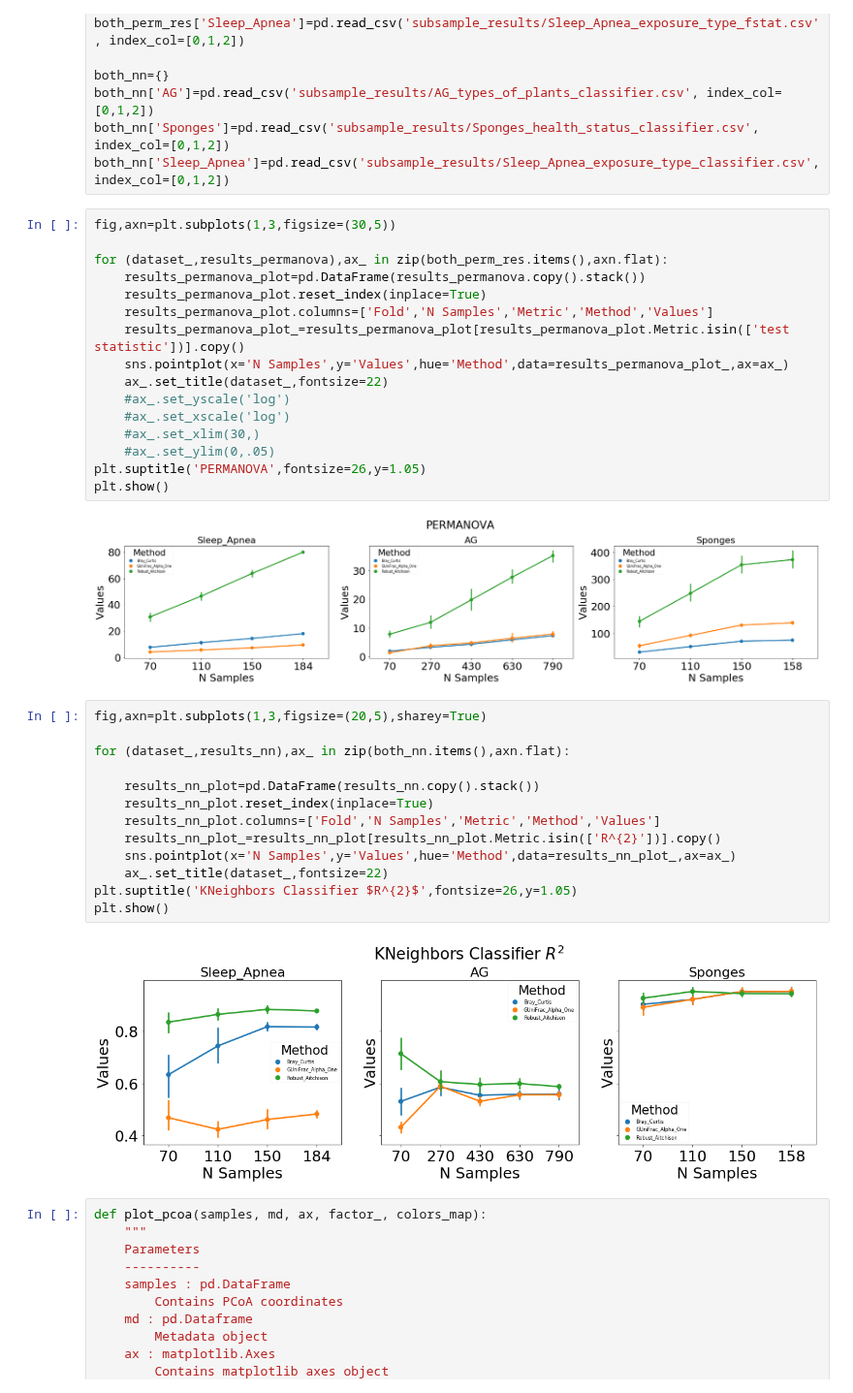
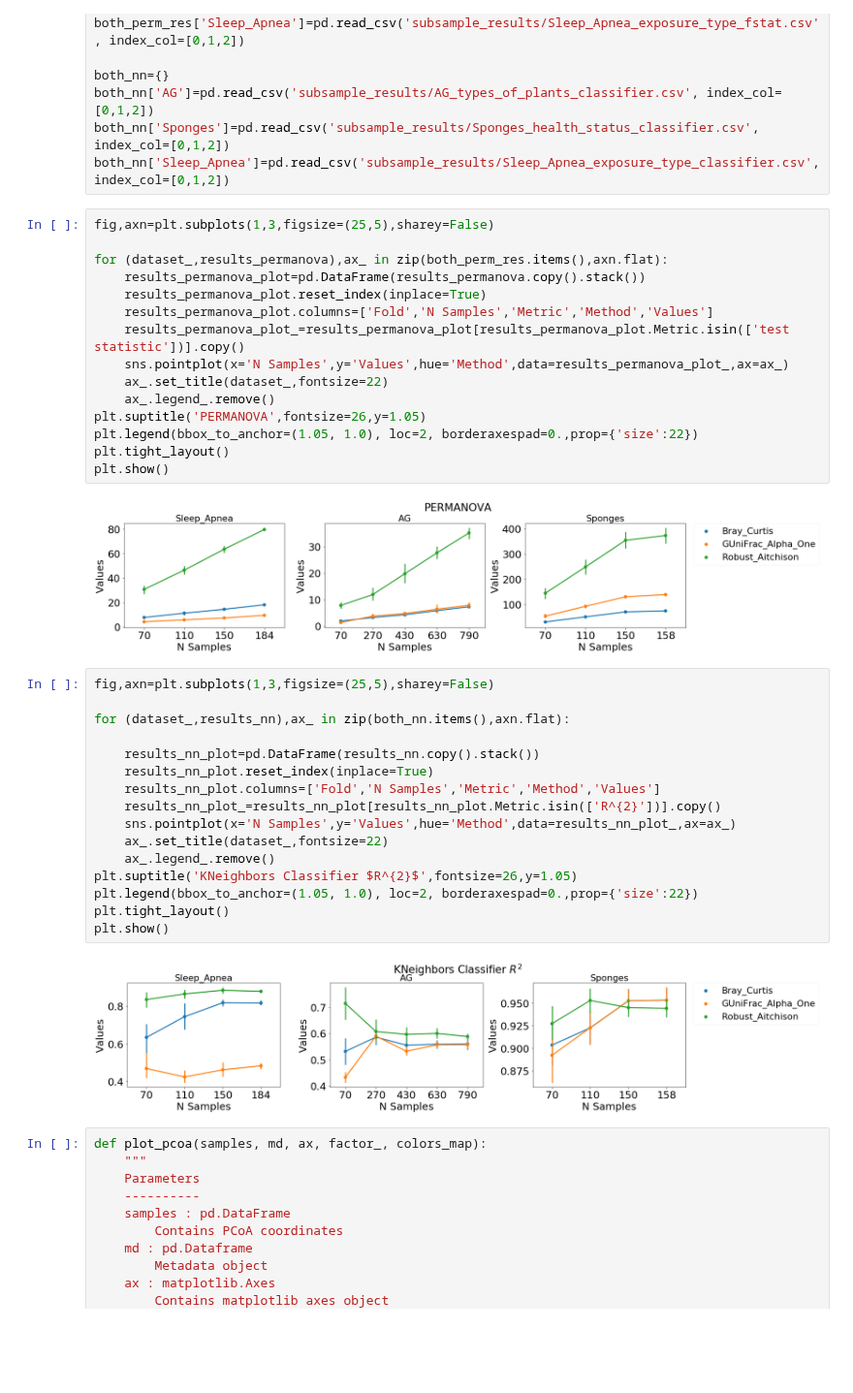
Before and after one commit to biocore/DEICODE, a Jupyter notebook: Examples/case_studies.ipynb, the cells around one changed output. Shown at 97% size. Drawn from its saved outputs; the diff is of its cells as text; blank space fills up the shorter version.

```diff
--- a/Examples/case_studies.ipynb
+++ b/Examples/case_studies.ipynb
@@ -41,25 +41,24 @@ both_nn['AG']=pd.read_csv('subsample_results/AG_types_of_plants_classifier.csv',
 both_nn['Sponges']=pd.read_csv('subsample_results/Sponges_health_status_classifier.csv', index_col=[0,1,2])
 both_nn['Sleep_Apnea']=pd.read_csv('subsample_results/Sleep_Apnea_exposure_type_classifier.csv', index_col=[0,1,2])
 # %%
-fig,axn=plt.subplots(1,3,figsize=(30,5))
+fig,axn=plt.subplots(1,3,figsize=(25,5),sharey=False)
 
 for (dataset_,results_permanova),ax_ in zip(both_perm_res.items(),axn.flat):
     results_permanova_plot=pd.DataFrame(results_permanova.copy().stack())
     results_permanova_plot.reset_index(inplace=True)
     results_permanova_plot.columns=['Fold','N Samples','Metric','Method','Values']
     results_permanova_plot_=results_permanova_plot[results_permanova_plot.Metric.isin(['test statistic'])].copy()
     sns.pointplot(x='N Samples',y='Values',hue='Method',data=results_permanova_plot_,ax=ax_)
     ax_.set_title(dataset_,fontsize=22)
-    #ax_.set_yscale('log')
-    #ax_.set_xscale('log')
-    #ax_.set_xlim(30,)
-    #ax_.set_ylim(0,.05)
+    ax_.legend_.remove()
 plt.suptitle('PERMANOVA',fontsize=26,y=1.05)
+plt.legend(bbox_to_anchor=(1.05, 1.0), loc=2, borderaxespad=0.,prop={'size':22})
+plt.tight_layout()
 plt.show()
 # %% [output]
-[figure, old version]
+[figure, new version]
 # %%
-fig,axn=plt.subplots(1,3,figsize=(20,5),sharey=True)
+fig,axn=plt.subplots(1,3,figsize=(25,5),sharey=False)
 
 for (dataset_,results_nn),ax_ in zip(both_nn.items(),axn.flat):
 
@@ -69,10 +68,13 @@ for (dataset_,results_nn),ax_ in zip(both_nn.items(),axn.flat):
     results_nn_plot_=results_nn_plot[results_nn_plot.Metric.isin(['R^{2}'])].copy()
     sns.pointplot(x='N Samples',y='Values',hue='Method',data=results_nn_plot_,ax=ax_)
     ax_.set_title(dataset_,fontsize=22)
+    ax_.legend_.remove()
 plt.suptitle('KNeighbors Classifier $R^{2}$',fontsize=26,y=1.05)
+plt.legend(bbox_to_anchor=(1.05, 1.0), loc=2, borderaxespad=0.,prop={'size':22})
+plt.tight_layout()
 plt.show()
 # %% [output]
-[figure, old version]
+[figure, new version]
 # %%
 def plot_pcoa(samples, md, ax, factor_, colors_map):
     """
```
